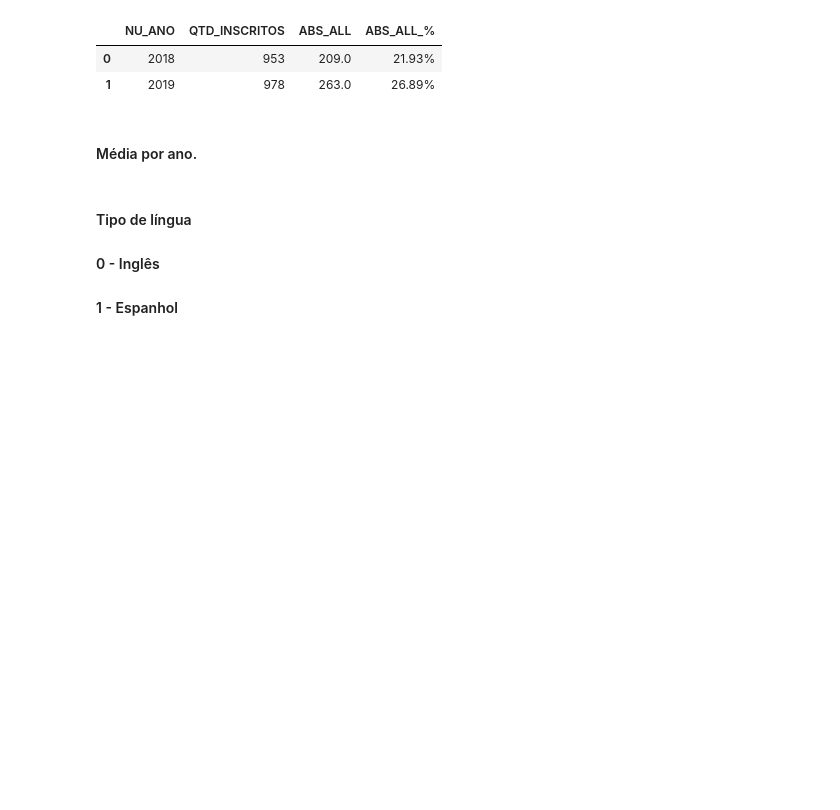
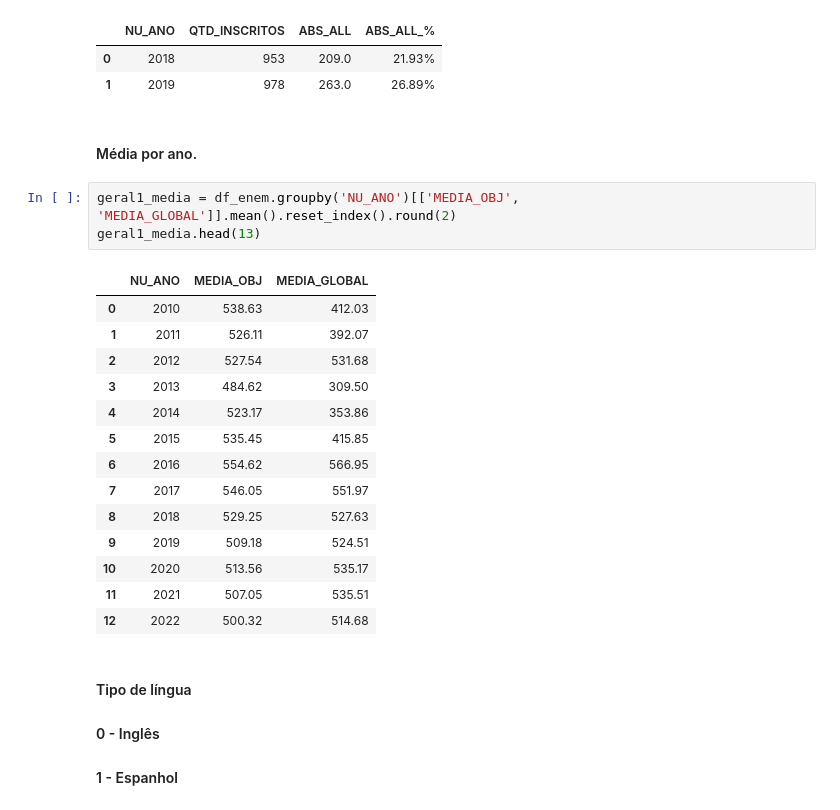
Before and after one commit to Bruno-Santana-Eco/Analise-de-Dados-ENEM, a Jupyter notebook: DataPrep1.ipynb, the cells around one changed output. Cells and saved outputs as stored; diff of their text form; blank space fills up the shorter version.

```diff
--- a/DataPrep1.ipynb
+++ b/DataPrep1.ipynb
@@ -296,6 +298,24 @@ geral.head()
 | 1 | 2019 | 978 | 263.0 | 26.89% |
 # %% [markdown]
 #### Média por ano.
+# %%
+geral1_media = df_enem.groupby('NU_ANO')[['MEDIA_OBJ', 'MEDIA_GLOBAL']].mean().reset_index().round(2)
+geral1_media.head(13)
+# %% [output]
+|  | NU_ANO | MEDIA_OBJ | MEDIA_GLOBAL |
+| 0 | 2010 | 538.63 | 412.03 |
+| 1 | 2011 | 526.11 | 392.07 |
+| 2 | 2012 | 527.54 | 531.68 |
+| 3 | 2013 | 484.62 | 309.50 |
+| 4 | 2014 | 523.17 | 353.86 |
+| 5 | 2015 | 535.45 | 415.85 |
+| 6 | 2016 | 554.62 | 566.95 |
+| 7 | 2017 | 546.05 | 551.97 |
+| 8 | 2018 | 529.25 | 527.63 |
+| 9 | 2019 | 509.18 | 524.51 |
+| 10 | 2020 | 513.56 | 535.17 |
+| 11 | 2021 | 507.05 | 535.51 |
+| 12 | 2022 | 500.32 | 514.68 |
 # %% [markdown]
 #### Tipo de língua
 #### 0 - Inglês
```
Also changed, not shown: parts of 16 cells of this notebook, 1 other file.
